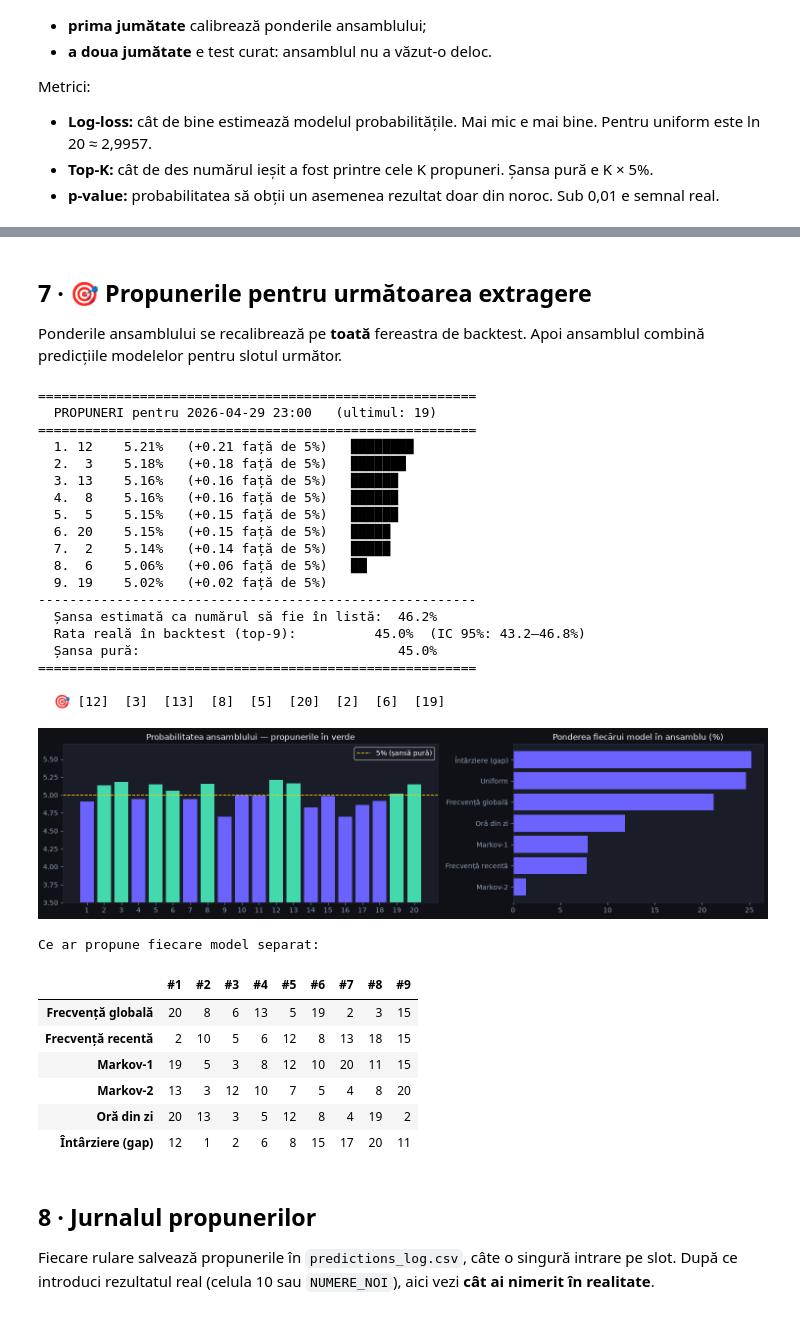
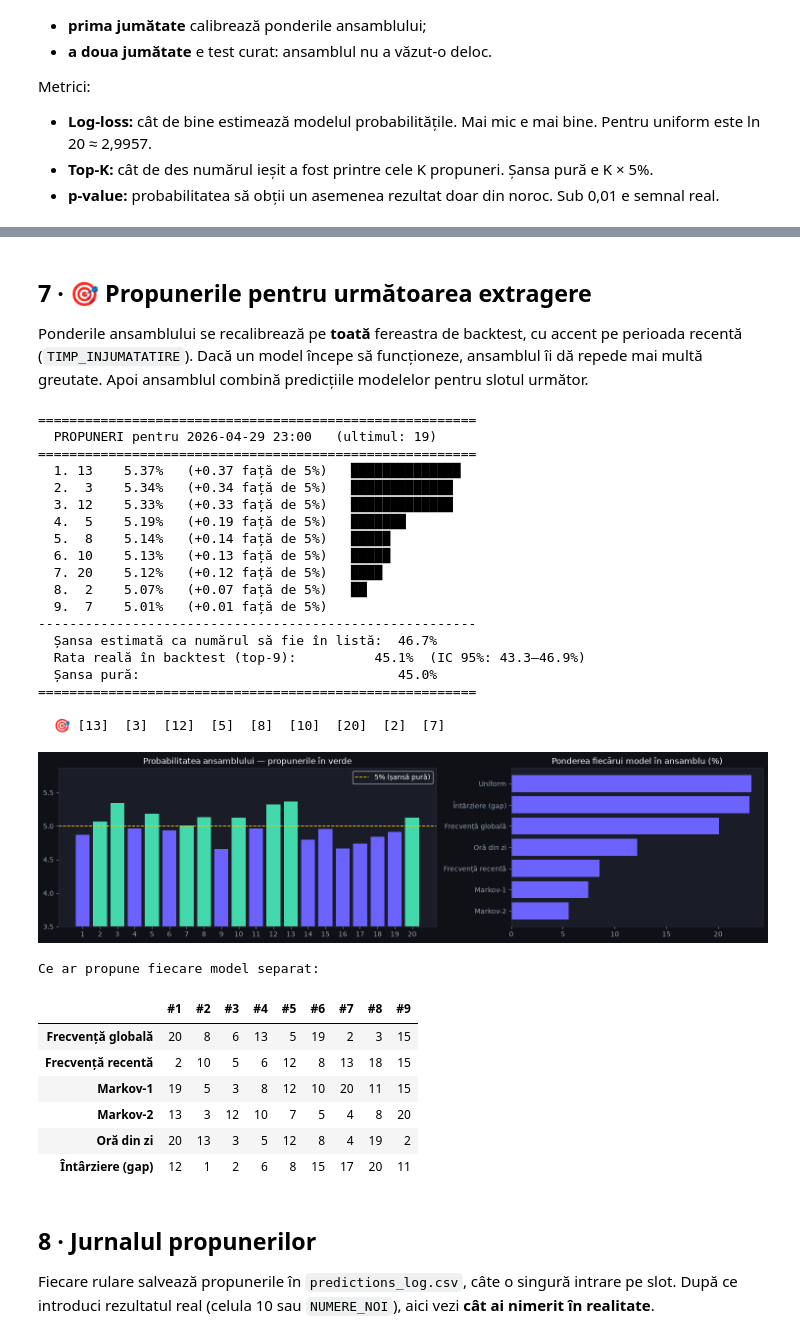
Before and after one commit to sabinski7/Predictor, a Jupyter notebook: Predictor.ipynb, the cells around one changed output, grey strips where cells are left out. Cells and saved outputs as stored; diff of their text form; code cells hidden in the pictures.

```diff
--- a/Predictor.ipynb
+++ b/Predictor.ipynb
@@ -28,6 +30,7 @@ NUMERE_NOI = {
 
 PRIMA_ORA, ULTIMA_ORA = 7, 23      # programul extragerilor (orar, 07:00–23:00)
 TEST_SIZE = 6000                   # câte extrageri recente folosim pentru backtest
+TIMP_INJUMATATIRE = 1000           # ponderile ansamblului: o extragere de acum 1000 ture contează pe jumătate
 # %% [markdown]
 ## 2 · Importuri și stil grafic
 # %%
@@ -292,14 +295,18 @@ def walk_forward(x, hours, next_hour, alpha=1.0, b1=40.0, b2=40.0, bh=100.0,
     return P
 
 
-def fit_weights(L, iters=300):
+def fit_weights(L, iters=300, half_life=None):
     """Ponderile optime ale ansamblului (EM pe mixtură).
-    L[t, m] = probabilitatea dată de modelul m numărului care chiar a ieșit la t."""
+    L[t, m] = probabilitatea dată de modelul m numărului care chiar a ieșit la t.
+    half_life: extragerile recente contează mai mult (adaptare rapidă dacă jocul se schimbă)."""
+    n = L.shape[0]
+    sw = np.ones(n) if not half_life else 0.5 ** ((n - 1 - np.arange(n)) / half_life)
+    sw /= sw.sum()
     w = np.full(L.shape[1], 1 / L.shape[1])
     for _ in range(iters):
         r = L * w
         r /= r.sum(1, keepdims=True)
-        w = r.mean(0)
+        w = (r * sw[:, None]).sum(0)
     return w
 
 
@@ -333,7 +340,7 @@ tst = np.arange(N - half, N)                 # test curat
 
 names = MODELS + ["⭐ Ansamblu"]
 L_all = np.stack([P[m][np.arange(N), x] for m in MODELS], axis=1)
-w_cal = fit_weights(L_all[cal])
+w_cal = fit_weights(L_all[cal], half_life=TIMP_INJUMATATIRE)
 P_ens = sum(w * P[m] for w, m in zip(w_cal, MODELS))
 
 def evaluate(Pm, idx, k):
@@ -428,12 +435,12 @@ Ansamblu — rata de nimerire pe test, cu interval de încredere 95%:
 # %% [markdown]
 ## 7 · 🎯 Propunerile pentru următoarea extragere
 
-Ponderile ansamblului se recalibrează pe **toată** fereastra de backtest. Apoi ansamblul combină predicțiile modelelor pentru slotul următor.
+Ponderile ansamblului se recalibrează pe **toată** fereastra de backtest, cu accent pe perioada recentă (`TIMP_INJUMATATIRE`). Dacă un model începe să funcționeze, ansamblul îi dă repede mai multă greutate. Apoi ansamblul combină predicțiile modelelor pentru slotul următor.
 # %%
 def show_prediction():
     """Calibrează ansamblul pe ultimele TEST_SIZE extrageri și afișează propunerile pentru NEXT_SLOT."""
     global PROPUNERI
-    w_final = fit_weights(L_all[N - TEST_SIZE:])
+    w_final = fit_weights(L_all[N - TEST_SIZE:], half_life=TIMP_INJUMATATIRE)
     p_next = sum(w * P[m][N] for w, m in zip(w_final, MODELS))
     picks = top_k(p_next, NUM_PROPUNERI)
     PROPUNERI = [int(i) + 1 for i in picks]
@@ -456,46 +463,46 @@ def show_prediction():
     style(fig, axes)
     cols = [C_ACCENT if i in picks else C_MAIN for i in range(K)]
     axes[0].bar(range(1, K + 1), 100 * p_next, color=cols)
     axes[0].axhline(100 / K, color=C_WARN, ls="--", lw=1.2, label="5% (șansă pură)")
     axes[0].set_xticks(range(1, K + 1))
     axes[0].set_ylim(100 / K - 1.5, max(100 * p_next.max(), 100 / K) + 0.5)
     axes[0].set_title(f"Probabilitatea ansamblului — propunerile în verde")
     axes[0].legend(facecolor=PANEL, labelcolor="white")
 
     order = np.argsort(w_final)
     axes[1].barh([MODELS[i] for i in order], 100 * w_final[order], color=C_MAIN)
     axes[1].set_title("Ponderea fiecărui model în ansamblu (%)")
     plt.tight_layout()
     plt.show()
 
     per_model = pd.DataFrame({m: [int(i) + 1 for i in top_k(P[m][N], NUM_PROPUNERI)] for m in MODELS[1:]},
                              index=[f"#{r}" for r in range(1, NUM_PROPUNERI + 1)]).T
     print("Ce ar propune fiecare model separat:")
     display(per_model)
 
 
 show_prediction()
 # %% [output]
 ========================================================
   PROPUNERI pentru 2026-04-29 23:00   (ultimul: 19)
 ========================================================
-  1. 12    5.21%   (+0.21 față de 5%)   ████████
-  2.  3    5.18%   (+0.18 față de 5%)   ███████
-  3. 13    5.16%   (+0.16 față de 5%)   ██████
-  4.  8    5.16%   (+0.16 față de 5%)   ██████
-  5.  5    5.15%   (+0.15 față de 5%)   ██████
-  6. 20    5.15%   (+0.15 față de 5%)   █████
-  7.  2    5.14%   (+0.14 față de 5%)   █████
-  8.  6    5.06%   (+0.06 față de 5%)   ██
-  9. 19    5.02%   (+0.02 față de 5%)
+  1. 13    5.37%   (+0.37 față de 5%)   ██████████████
+  2.  3    5.34%   (+0.34 față de 5%)   █████████████
+  3. 12    5.33%   (+0.33 față de 5%)   █████████████
+  4.  5    5.19%   (+0.19 față de 5%)   ███████
+  5.  8    5.14%   (+0.14 față de 5%)   █████
+  6. 10    5.13%   (+0.13 față de 5%)   █████
+  7. 20    5.12%   (+0.12 față de 5%)   ████
+  8.  2    5.07%   (+0.07 față de 5%)   ██
+  9.  7    5.01%   (+0.01 față de 5%)
 --------------------------------------------------------
-  Șansa estimată ca numărul să fie în listă:  46.2%
-  Rata reală în backtest (top-9):          45.0%  (IC 95%: 43.2–46.8%)
+  Șansa estimată ca numărul să fie în listă:  46.7%
+  Rata reală în backtest (top-9):          45.1%  (IC 95%: 43.3–46.9%)
   Șansa pură:                                 45.0%
 ========================================================
 
-  🎯 [12]  [3]  [13]  [8]  [5]  [20]  [2]  [6]  [19]
+  🎯 [13]  [3]  [12]  [5]  [8]  [10]  [20]  [2]  [7]
-[figure, old version]
+[figure, new version]
 Ce ar propune fiecare model separat:
 |  | #1 | #2 | #3 | #4 | #5 | #6 | #7 | #8 | #9 |
 | Frecvență globală | 20 | 8 | 6 | 13 | 5 | 19 | 2 | 3 | 15 |
```
Also changed, not shown: parts of 6 cells of this notebook, 1 other file.
